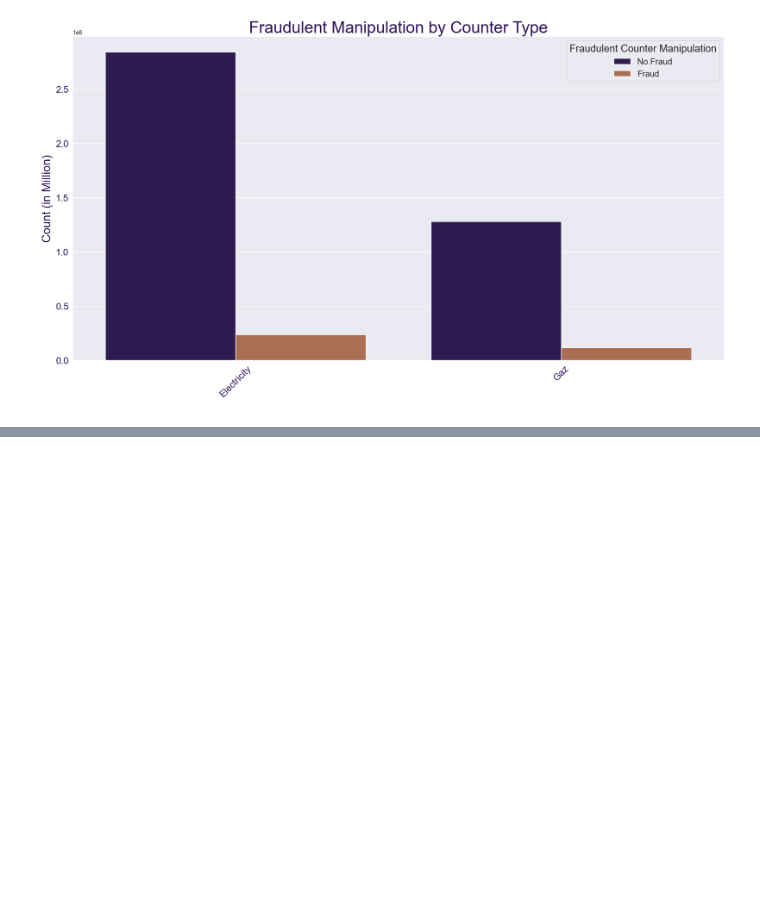
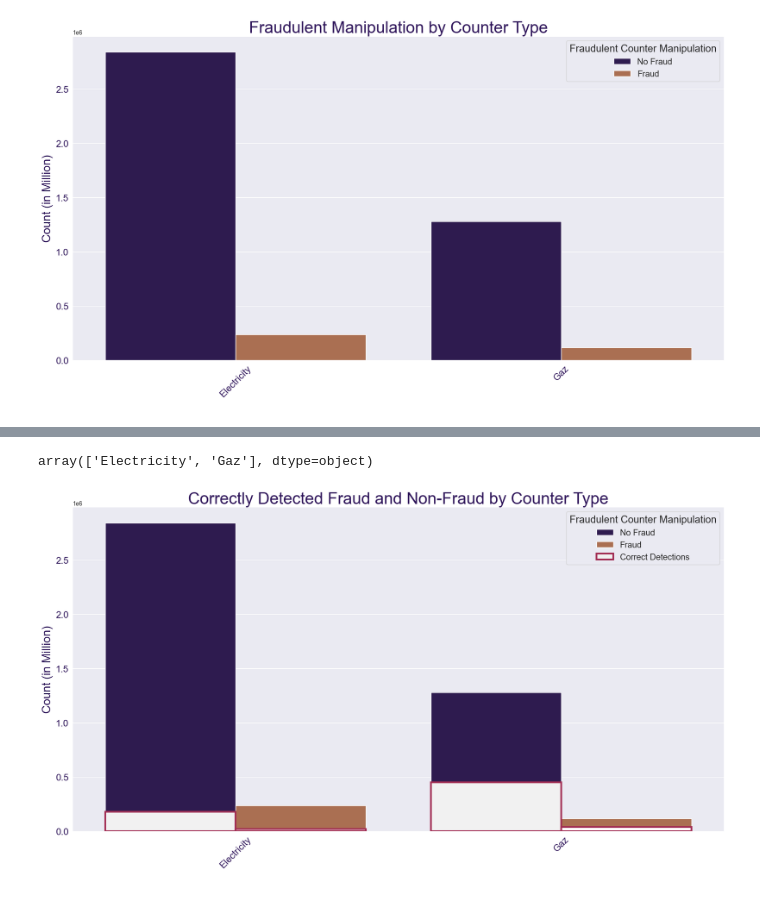
Before and after one commit to Cazta/fraud_detection_electricity_company, a Jupyter notebook: plot_target_distribution.ipynb, the cells around one changed output, grey strips where cells are left out. Cells and saved outputs as stored; diff of their text form; code cells hidden in the pictures; blank space fills up the shorter version.

Commit message:
plot correct detections over target and counter category

```diff
--- a/plot_target_distribution.ipynb
+++ b/plot_target_distribution.ipynb
@@ -1,2 +33,9 @@
+# %%
+# loading the data
+# this contains all the numerical (unscaled) and dummies from categorical
+df = pd.read_csv('data/df_processed_dmy.csv')
+
+# this contains the training dataset including a column with target predictions by the model
+df_predictions = pd.read_csv('data/df_test.csv')
 # %% [markdown]
 # Plot of Target Distribution by Counter Category
@@ -120,0 +93,4 @@ NameError: name 'df_kc_clean' is not defined
+# %%
+# subset of data only holding correct predictions (true positives and true negatives)
+df_correct_predictions = df_predictions.query('pred_corr == True')
+df_correct_predictions.head(20)
@@ -120,0 +116,8 @@ NameError: name 'df_kc_clean' is not defined
+# %%
+# Mapping 0 and 1 to strings 'Gaz' and 'Electricity'
+
+df_correct_predictions['counter_type_GAZ'] = df_correct_predictions['counter_type_GAZ'].map({
+    1: 'Electricity',
+    0: 'Gaz'
+    })
+df_correct_predictions['counter_type_GAZ'].unique()
@@ -120,0 +131,31 @@ NameError: name 'df_kc_clean' is not defined
+# %%
+df_correct_predictions['counter_type_GAZ'].unique()
+# %% [output]
+array(['Electricity', 'Gaz'], dtype=object)
+# %%
+
+fig, ax = plt.subplots(figsize=(20,10))
+sns.countplot(ax = ax, data=df, x='counter_type_GAZ', hue='target', color=customPalette)
+
+sns.countplot(ax = ax, data=df_correct_predictions, x='counter_type_GAZ', hue='target', color='w', edgecolor='#a22e54', linewidth=3)
+
+
+sns.set_style("darkgrid")
+sns.despine()
+
+ax.set_title('Correctly Detected Fraud and Non-Fraud by Counter Type', fontsize=28, color='#2c1258')
+ax.set_ylabel('Count (in Million)', fontsize=20, color='#2c1258')
+ax.set_xlabel(' ')
+plt.xticks(rotation=45)
+plt.xticks(color='#2c1258',fontsize=16)
+plt.yticks(color='#2c1258', fontsize=16)
+
+ax.legend(
+    title='Fraudulent Counter Manipulation',
+    labels = ['No Fraud','Fraud', 'Correct Detections'],
+    fontsize='x-large',
+    title_fontsize='xx-large')
+
+plt.savefig("plots/model_results.jpg");
+# %% [output]
+[figure, added]
```
Also changed, not shown: parts of 9 cells of this notebook, 1 other file.
